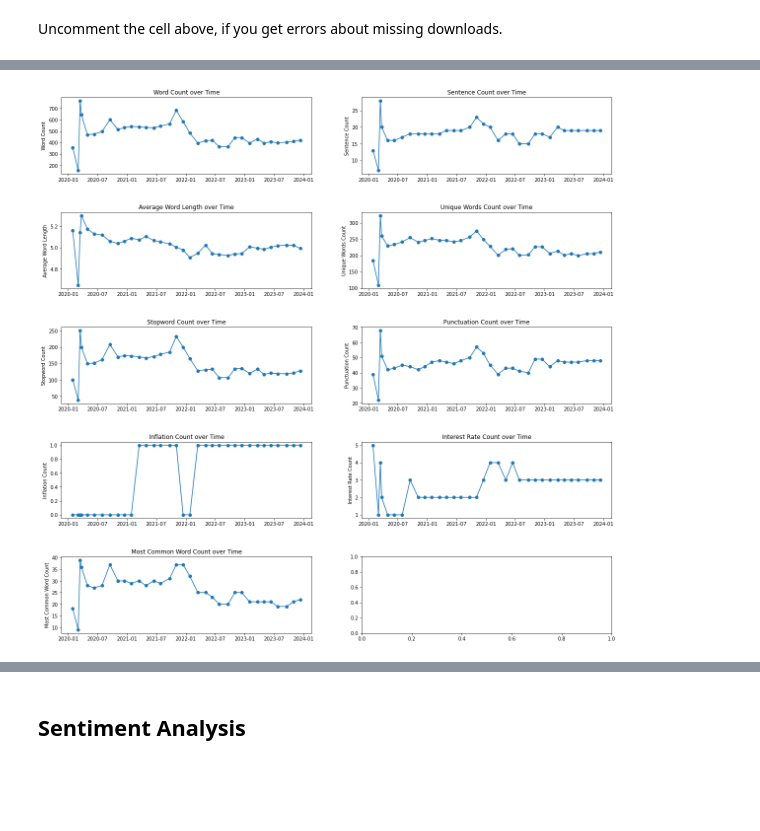
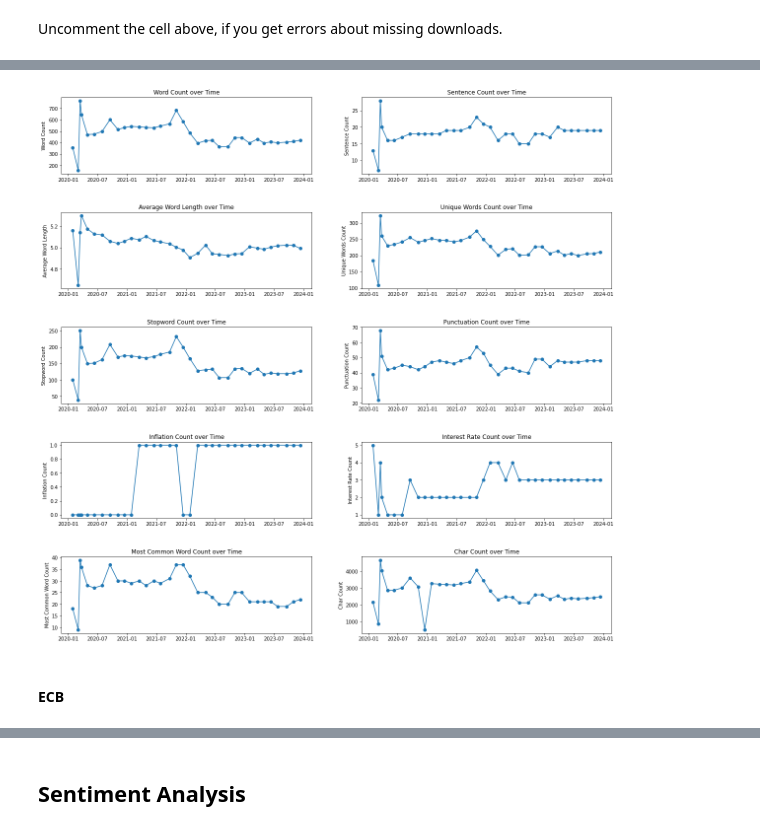
Before and after one commit to timtheuz/ICBIRDIRM, a Jupyter notebook: main.ipynb, the cells around one changed output, grey strips where cells are left out. Saved outputs shown, nothing was run; the diff lists cells and outputs as text; code cells hidden in the pictures; blank space fills up the shorter version.

```diff
--- a/main.ipynb
+++ b/main.ipynb
@@ -188,0 +261,18 @@ target_url = soup.find('meta', property='og:url').get('content')
+# %%
+df_ecb_press_statements = pd.DataFrame(columns = {"Date", "Text"})
+
+for x in ecb_statements_url_list:
+    page = requests.get(x)
+    soup = BeautifulSoup(page.text, 'html')
+
+    text = soup.find('main')
+    if text is not None:
+
+        target_text = remove_html_tags(extract_paragraphs_until_h2(extract_text_after_pattern(str(text.find('div', class_='section')))))
+
+    target_date = soup.find('p', class_='ecb-publicationDate')
+
+    # run processing and add processed to df
+    df_ecb_press_statements = df_ecb_press_statements.append({'Date': target_date, 'Text': target_text}, ignore_index=True)
+
+df_ecb_press_statements
@@ -484,10 +947,10 @@ def get_char_count(text):
 # %%
-df_fomc_press_statements = df_fomc_press_statements.assign(WordCount='', CharCount='')
+df_fomc_press_statements = df_fomc_press_statements.assign(CharCount='')
 # %%
 for index, row in df_fomc_press_statements.iterrows():
     #text = row['Text'].astype(str)
     #print(type(row['Text']))
-    df_fomc_press_statements.at[index, 'WordCount'] = get_word_count(row['Text'])
+    #df_fomc_press_statements.at[index, 'WordCount'] = get_word_count(row['Text'])
     df_fomc_press_statements.at[index, 'CharCount'] = get_char_count(row['Text'])
 # %%
 df_fomc_press_statements
@@ -528,7 +992,7 @@ df_fomc_press_statements['Tokens'] = df_fomc_press_statements['Text'].apply(word
 
 # Calculate the number of words and chars in each text
 df_fomc_press_statements['Word Count'] = df_fomc_press_statements['Tokens'].apply(len)
-df_fomc_press_statements.at[index, 'CharCount'] = get_char_count(row['Text'])
+df_fomc_press_statements.at[index, 'CharCount'] = get_char_count(row['Tokens'])
 
 # Calculate the number of sentences in each text
 df_fomc_press_statements['Sentence Count'] = df_fomc_press_statements['Text'].apply(sent_tokenize).apply(len)
@@ -639,31 +1103,38 @@ axs[2, 0].set_ylabel('Stopword Count')
 axs[2, 1].plot(df_fomc_press_statements['Date'], df_fomc_press_statements['Punctuation Count'], marker='o')
 axs[2, 1].set_title('Punctuation Count over Time')
 axs[2, 1].set_ylabel('Punctuation Count')
 
 # Plot Inflation Count over time
 axs[3, 0].plot(df_fomc_press_statements['Date'], df_fomc_press_statements['Inflation Count'], marker='o')
 axs[3, 0].set_title('Inflation Count over Time')
 axs[3, 0].set_ylabel('Inflation Count')
 
 # Plot Interest Rate Count over time
 axs[3, 1].plot(df_fomc_press_statements['Date'], df_fomc_press_statements['Interest Rate Count'], marker='o')
 axs[3, 1].set_title('Interest Rate Count over Time')
 axs[3, 1].set_ylabel('Interest Rate Count')
 
 # Choose a specific word for 'Most Common Words' over time (e.g., the most common word)
 most_common_word_over_time = [Counter(tokens).most_common(1)[0][1] if tokens else 0 for tokens in
                               df_fomc_press_statements['Tokens']]
 axs[4, 0].plot(df_fomc_press_statements['Date'], most_common_word_over_time, marker='o')
 axs[4, 0].set_title('Most Common Word Count over Time')
 axs[4, 0].set_ylabel('Most Common Word Count')
 
+# Plot Char Count over time
+axs[4, 1].plot(df_fomc_press_statements['Date'], df_fomc_press_statements['CharCount'], marker='o')
+axs[4, 1].set_title('Char Count over Time')
+axs[4, 1].set_ylabel('Char Count')
+
 # Adjust layout to prevent overlapping and increase vertical space
 plt.subplots_adjust(hspace=0.5)
 
 # Adjust layout to prevent overlapping
 #plt.tight_layout()
 
 # Show the plots
 plt.show()
 # %% [output]
-[figure, old version]
+[figure, new version]
+# %% [markdown]
+#### ECB
```
Also changed, not shown: parts of 55 cells of this notebook.
